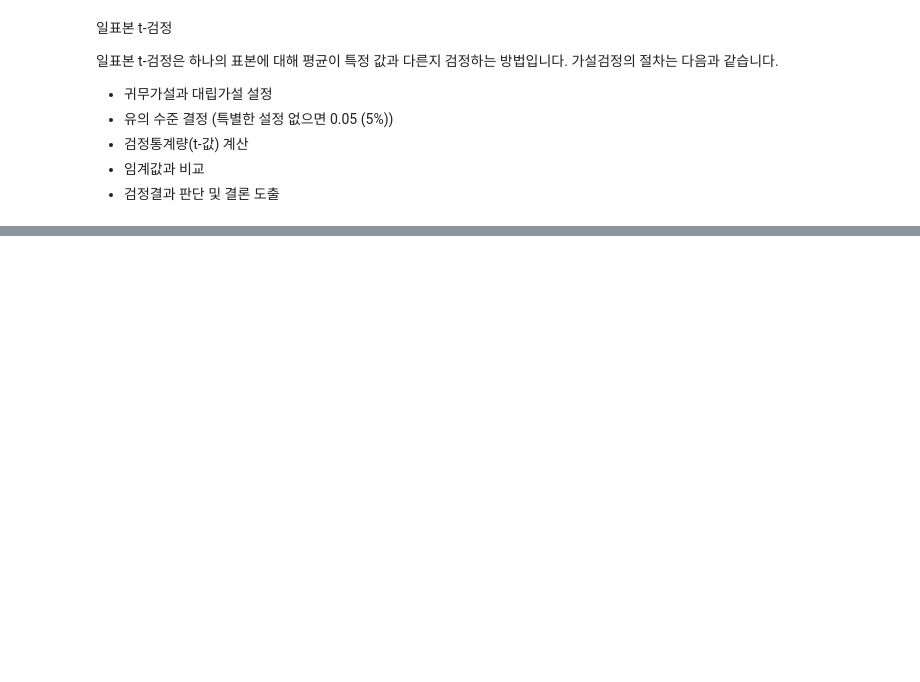
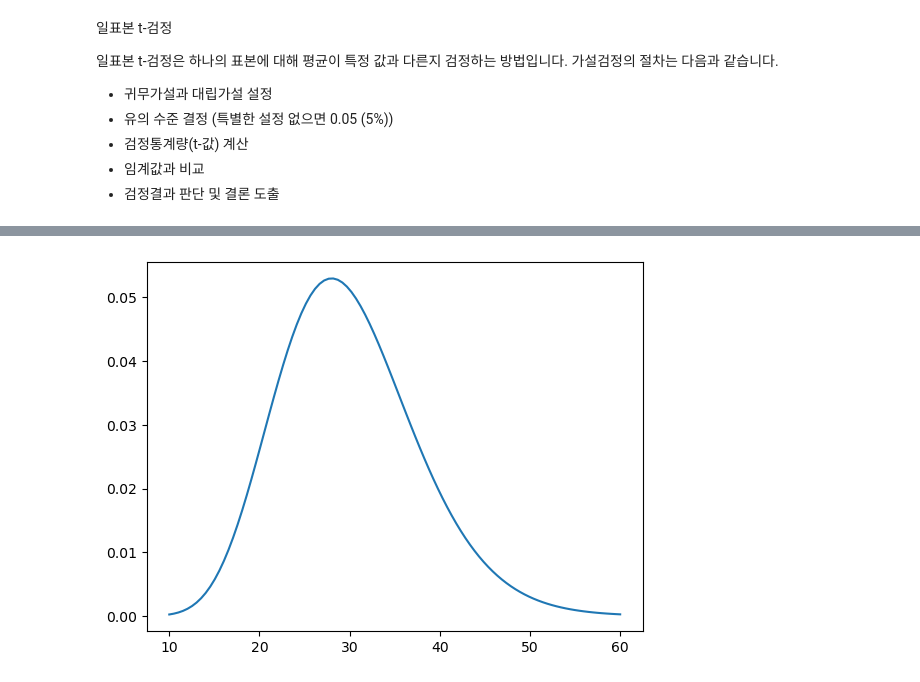
Before and after one commit to yul77/hmkd1-2023, a Jupyter notebook: 통계수학/stat3.ipynb, the cells around one changed output, grey strips where cells are left out. Saved outputs shown, nothing was run; the diff lists cells and outputs as text; code cells hidden in the pictures; blank space fills up the shorter version.

```diff
--- a/통계수학/stat3.ipynb
+++ b/통계수학/stat3.ipynb
@@ -323,0 +466,17 @@ p_value: 0.43013838884407507
+# %%
+#자유도(샘플수)가 작아지면 굉장히 가변적이다
+x = np.linspace(10,60,100)
+df = 30
+pdf = chi2.pdf(x,df)
+plt.plot(x,pdf,label='PDF')
+
+# #카이제곱 분포의 누적분포함수 그래프
+# x = np.linspace(0,10,100)
+# df = 5
+# cdf = chi2.cdf(x,df)
+# plt.plot(x,cdf,label='CDF')
+
+# plt.legend()
+plt.show()
+# %% [output]
+[figure, added]
```
Also changed, not shown: parts of 34 cells of this notebook.
